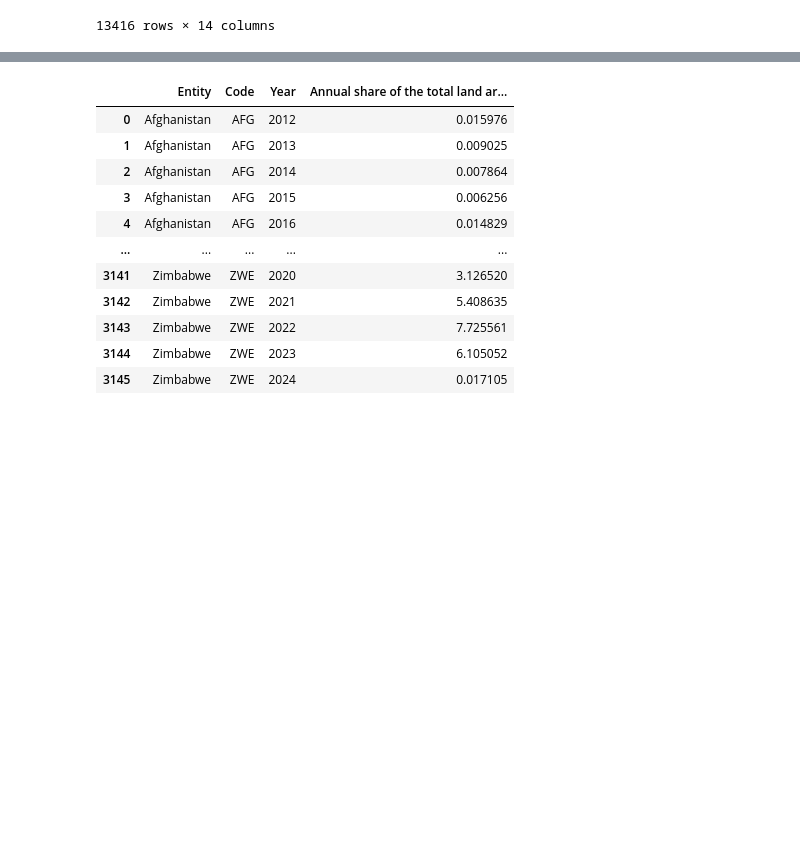
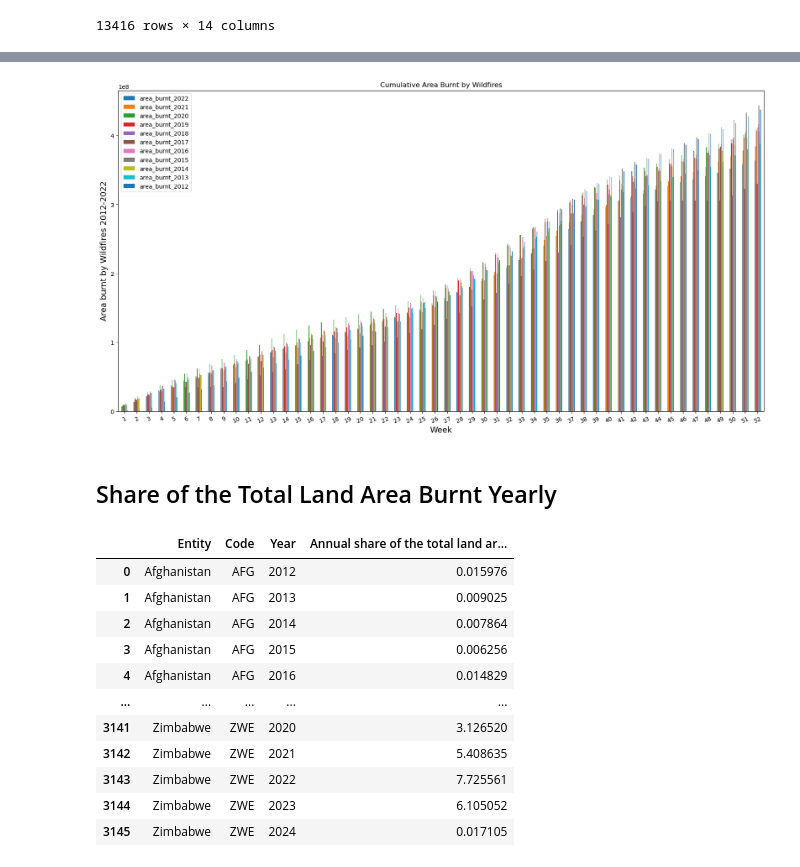
Before and after one commit to alexis4441/Project3group3, a Jupyter notebook: Project3Wildfires.ipynb, the cells around one changed output, grey strips where cells are left out. Cells and saved outputs as stored; diff of their text form; code cells hidden in the pictures; blank space fills up the shorter version.

```diff
--- a/Project3Wildfires.ipynb
+++ b/Project3Wildfires.ipynb
@@ -81,3 +83,9 @@ area_burnt_weekly
 | 13414 | Zimbabwe | ZWE | 51 | 3017694 | 2113226 | 1221548 | 2756253 | ... |
 | 13415 | Zimbabwe | ZWE | 52 | 3018840 | 2113478 | 1221719 | 2757233 | ... |
 13416 rows × 14 columns
+# %%
+area_burnt_weekly2 = area_burnt_weekly[["Country", "Week", "area_burnt_2022","area_burnt_2021","area_burnt_2020","area_burnt_2019","area_burnt_2018",
+                                       "area_burnt_2017","area_burnt_2016","area_burnt_2015","area_burnt_2014","area_burnt_2013","area_burnt_2012"]].copy()
+area_burnt_weekly2.astype(str)
+area_burnt_weekly2.set_index("Country",inplace=True)
+area_burnt_weekly2
@@ -83,0 +107,3 @@ area_burnt_weekly
+# %%
+world_sector_bar = area_burnt_weekly2.loc['World']
+world_sector_bar.head(10)
@@ -84,6 +123,18 @@ area_burnt_weekly
+# %%
+world_sector_bar.plot.bar(x='Week', y=['area_burnt_2022','area_burnt_2021','area_burnt_2020','area_burnt_2019',
+                                      'area_burnt_2018','area_burnt_2017','area_burnt_2016','area_burnt_2015',
+                                      'area_burnt_2014','area_burnt_2013','area_burnt_2012'], rot=25,legend=True,figsize=(20,10),
+                          title='Cumulative Area Burnt by Wildfires')
+plt.xlabel('Week', fontsize=14)
+plt.ylabel('Area burnt by Wildfires 2012-2022', fontsize=14)
+plt.savefig("C:/Users/alexi/Desktop/Project3Group3/Images/FigBar.png",bbox_inches='tight')
+# %% [output]
+[figure, added]
 # %%
 # Export area_burnt_weekly as a CSV file.
 area_burnt_weekly.to_csv("C:/Users/alexi/Desktop/Project3Group3/area_burnt_weekly.csv", index=False)
+# %% [markdown]
+## Share of the Total Land Area Burnt Yearly
 # %%
 # Create a path to CSV files, read the path and print DataFrame for the second CSV file
 file_path2 = (r"C:\Users\alexi\Desktop\Project3Group3\Resources\3- share-of-the-total-land-area-burnt-by-wildfires-each-year.csv")
```
Also changed, not shown: parts of 6 cells of this notebook.
